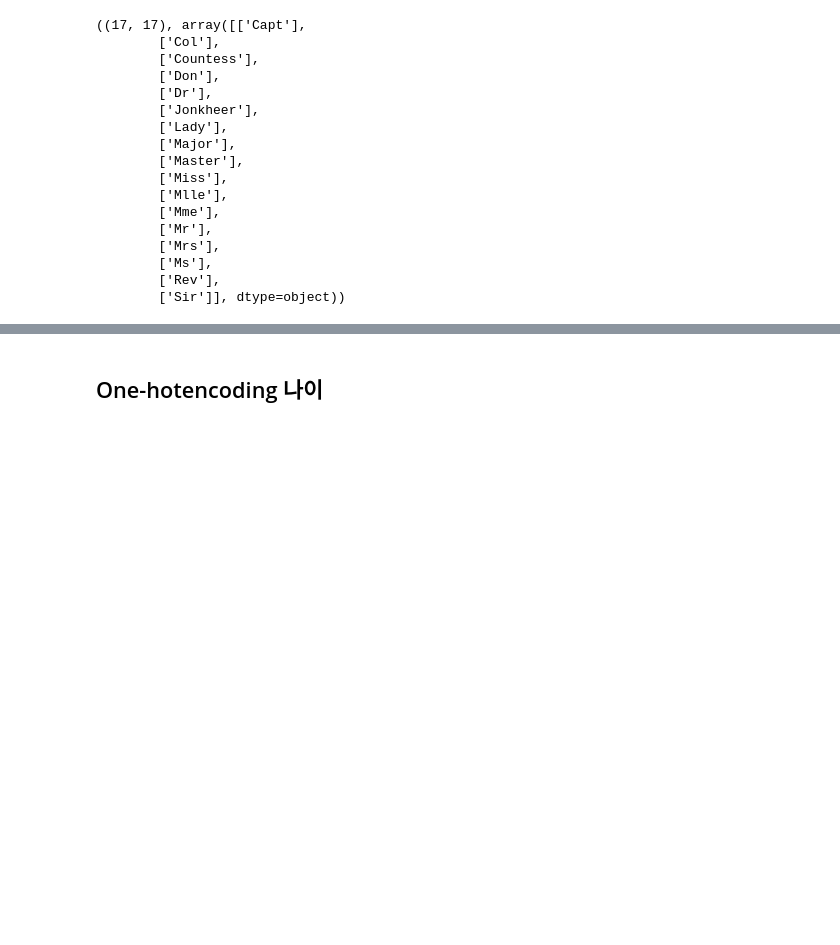
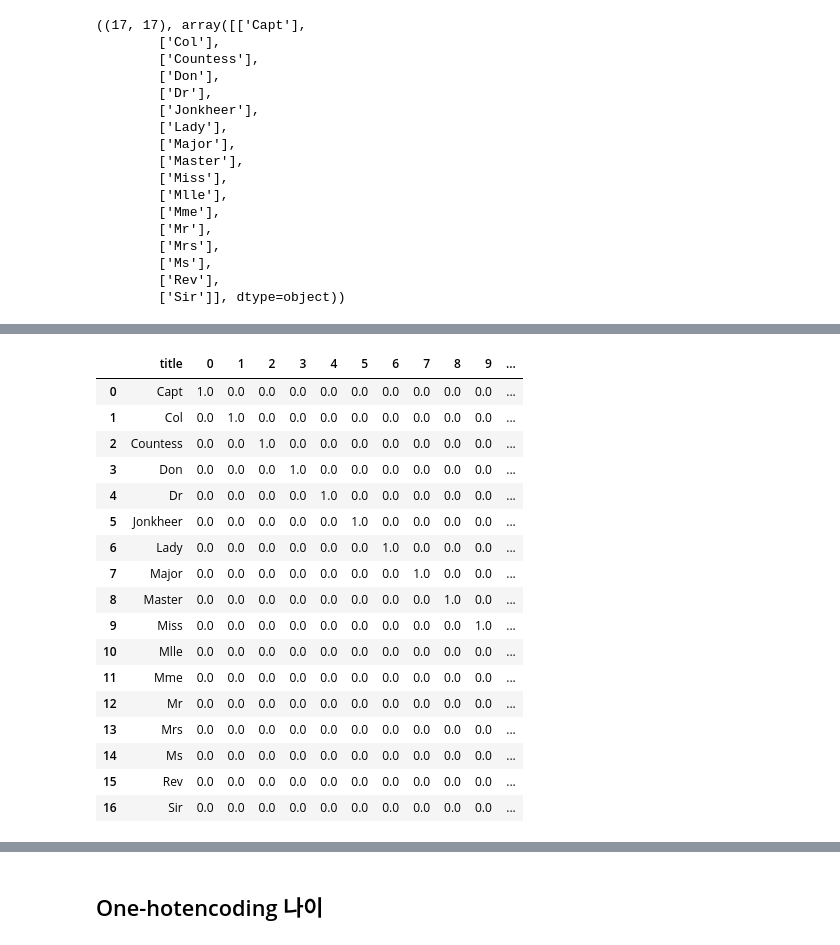
Before and after one commit to goebalgaebal/TIL, a Jupyter notebook: 빅데이터(딥러닝) 활용 AI 설계/딥러닝을 위한 빅데이터 기초/Python/code2/Day4_exercise.ipynb, the cells around one changed output, grey strips where cells are left out. Cells and saved outputs as stored; diff of their text form; code cells hidden in the pictures; blank space fills up the shorter version.

```diff
--- a/빅데이터(딥러닝) 활용 AI 설계/딥러닝을 위한 빅데이터 기초/Python/code2/Day4_exercise.ipynb
+++ b/빅데이터(딥러닝) 활용 AI 설계/딥러닝을 위한 빅데이터 기초/Python/code2/Day4_exercise.ipynb
@@ -386,0 +424,23 @@ tempDf
+# %%
+tempTitle = pd.Series(tempTitle, name="title")
+tempDf = pd.concat([tempTitle, pd.DataFrame(tempOhe)], axis = 1)
+tempDf
+# %% [output]
+|  | title | 0 | 1 | 2 | 3 | 4 | 5 | 6 | 7 | 8 | 9 | ... |
+| 0 | Capt | 1.0 | 0.0 | 0.0 | 0.0 | 0.0 | 0.0 | 0.0 | 0.0 | 0.0 | 0.0 | ... |
+| 1 | Col | 0.0 | 1.0 | 0.0 | 0.0 | 0.0 | 0.0 | 0.0 | 0.0 | 0.0 | 0.0 | ... |
+| 2 | Countess | 0.0 | 0.0 | 1.0 | 0.0 | 0.0 | 0.0 | 0.0 | 0.0 | 0.0 | 0.0 | ... |
+| 3 | Don | 0.0 | 0.0 | 0.0 | 1.0 | 0.0 | 0.0 | 0.0 | 0.0 | 0.0 | 0.0 | ... |
+| 4 | Dr | 0.0 | 0.0 | 0.0 | 0.0 | 1.0 | 0.0 | 0.0 | 0.0 | 0.0 | 0.0 | ... |
+| 5 | Jonkheer | 0.0 | 0.0 | 0.0 | 0.0 | 0.0 | 1.0 | 0.0 | 0.0 | 0.0 | 0.0 | ... |
+| 6 | Lady | 0.0 | 0.0 | 0.0 | 0.0 | 0.0 | 0.0 | 1.0 | 0.0 | 0.0 | 0.0 | ... |
+| 7 | Major | 0.0 | 0.0 | 0.0 | 0.0 | 0.0 | 0.0 | 0.0 | 1.0 | 0.0 | 0.0 | ... |
+| 8 | Master | 0.0 | 0.0 | 0.0 | 0.0 | 0.0 | 0.0 | 0.0 | 0.0 | 1.0 | 0.0 | ... |
+| 9 | Miss | 0.0 | 0.0 | 0.0 | 0.0 | 0.0 | 0.0 | 0.0 | 0.0 | 0.0 | 1.0 | ... |
+| 10 | Mlle | 0.0 | 0.0 | 0.0 | 0.0 | 0.0 | 0.0 | 0.0 | 0.0 | 0.0 | 0.0 | ... |
+| 11 | Mme | 0.0 | 0.0 | 0.0 | 0.0 | 0.0 | 0.0 | 0.0 | 0.0 | 0.0 | 0.0 | ... |
+| 12 | Mr | 0.0 | 0.0 | 0.0 | 0.0 | 0.0 | 0.0 | 0.0 | 0.0 | 0.0 | 0.0 | ... |
+| 13 | Mrs | 0.0 | 0.0 | 0.0 | 0.0 | 0.0 | 0.0 | 0.0 | 0.0 | 0.0 | 0.0 | ... |
+| 14 | Ms | 0.0 | 0.0 | 0.0 | 0.0 | 0.0 | 0.0 | 0.0 | 0.0 | 0.0 | 0.0 | ... |
+| 15 | Rev | 0.0 | 0.0 | 0.0 | 0.0 | 0.0 | 0.0 | 0.0 | 0.0 | 0.0 | 0.0 | ... |
+| 16 | Sir | 0.0 | 0.0 | 0.0 | 0.0 | 0.0 | 0.0 | 0.0 | 0.0 | 0.0 | 0.0 | ... |
```
Also changed, not shown: parts of 11 cells of this notebook.
